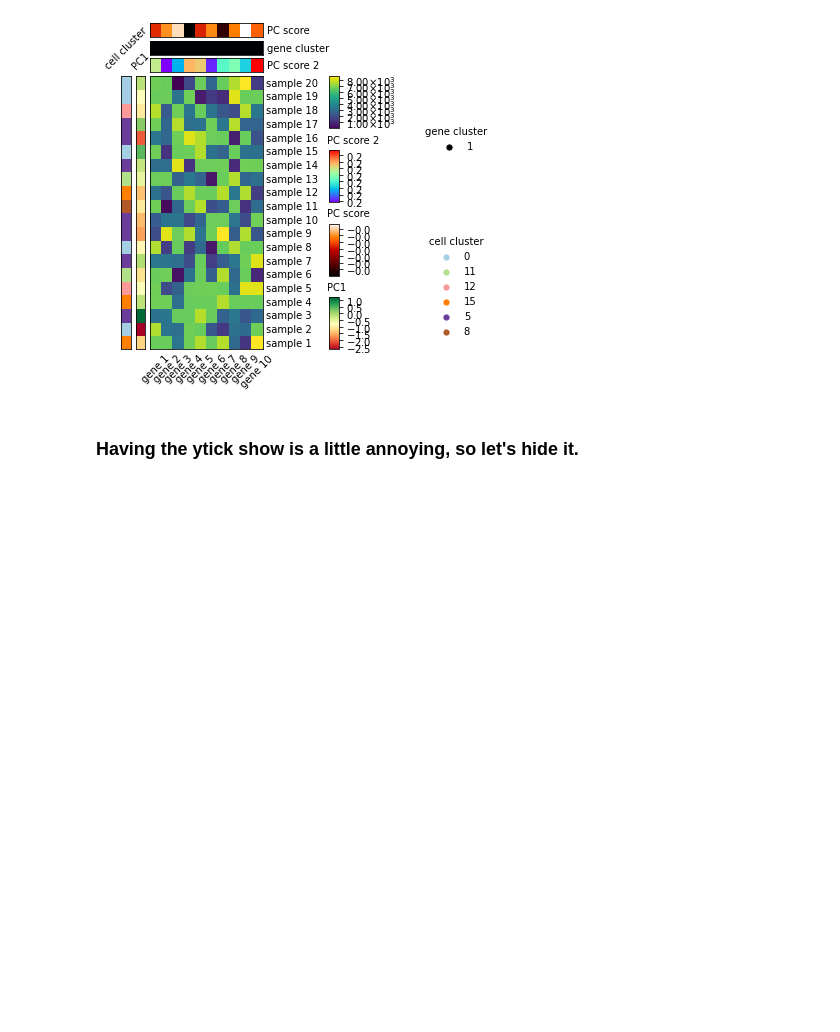
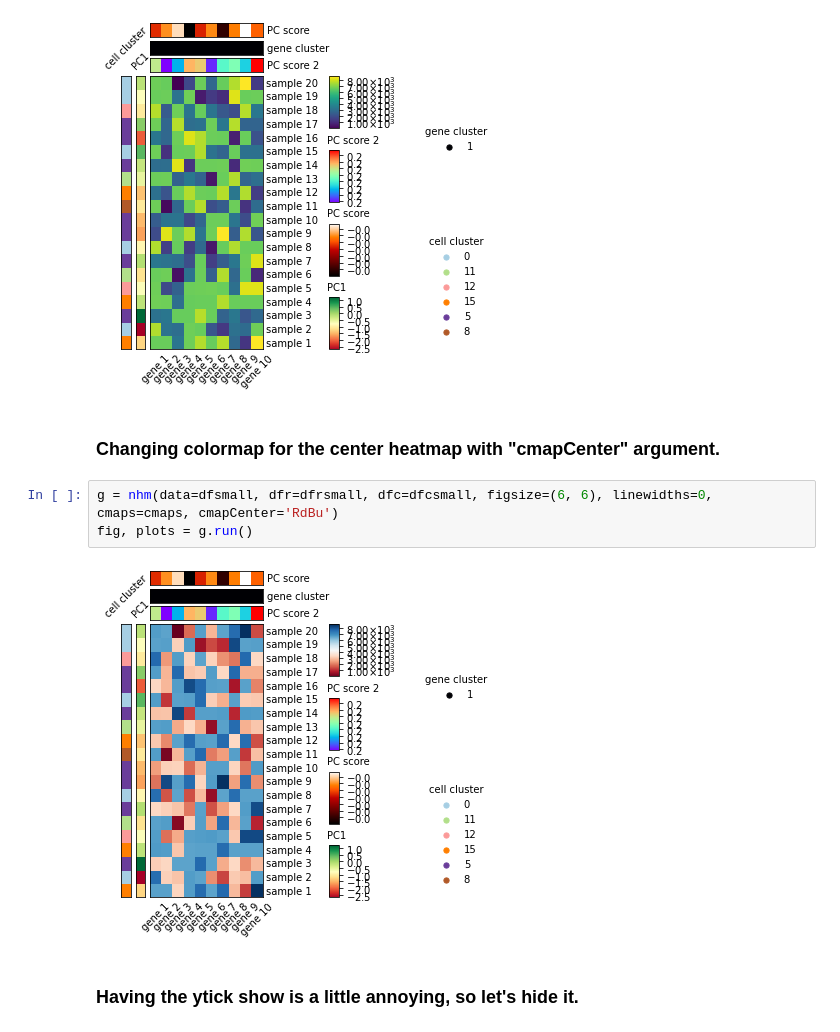
Before and after one commit to xuesoso/nheatmap, a Jupyter notebook: tutorial.ipynb, the cells around one changed output. Cells and saved outputs as stored; diff of their text form; blank space fills up the shorter version.

Commit message:
updated tutorial to include guide on how to change colormap for the center heatmap

```diff
--- a/tutorial.ipynb
+++ b/tutorial.ipynb
@@ -83,6 +86,13 @@ g = nhm(data=dfsmall, dfr=dfrsmall, dfc=dfcsmall, figsize=(6, 6), linewidths=0,
 fig, plots = g.run()
 # %% [output]
 [figure]
+# %% [markdown]
+### Changing colormap for the center heatmap with "cmapCenter" argument.
+# %%
+g = nhm(data=dfsmall, dfr=dfrsmall, dfc=dfcsmall, figsize=(6, 6), linewidths=0, cmaps=cmaps, cmapCenter='RdBu')
+fig, plots = g.run()
+# %% [output]
+[figure, added]
 # %% [markdown]
 ### Having the ytick show is a little annoying, so let's hide it.
 # %%
```
Also changed, not shown: parts of 1 cell of this notebook, 1 other file.
